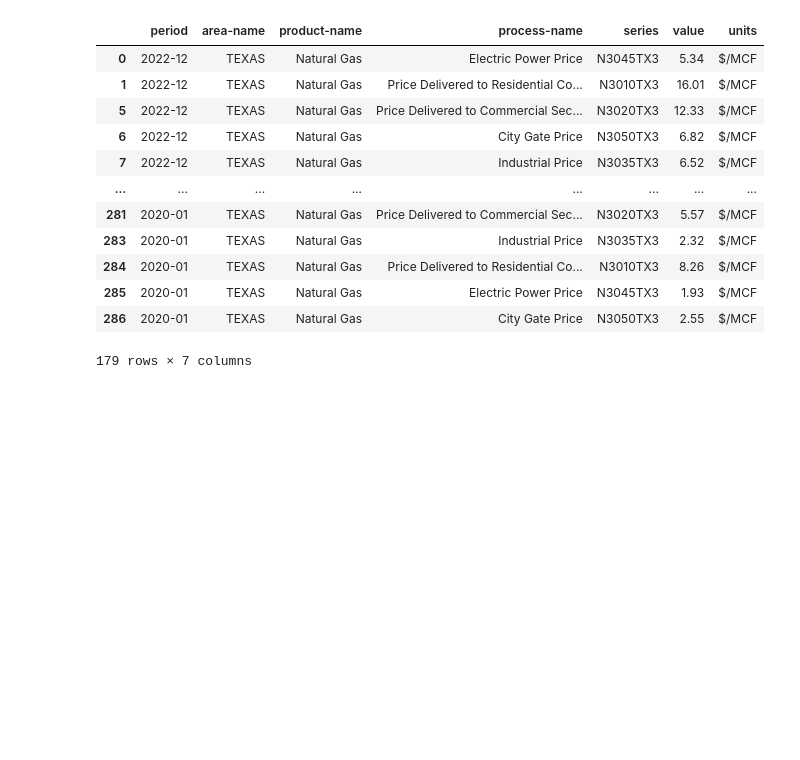
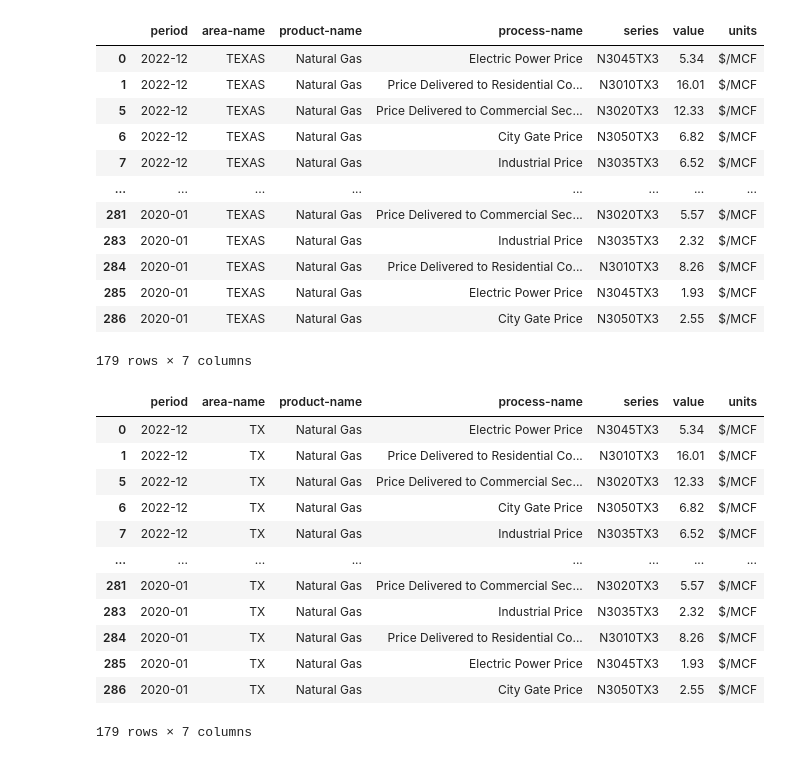
Before and after one commit to robert-z-lehr/Visualizing-The-Great-Freeze-Texas-Energy-Prices, a Jupyter notebook: Project-3-database.ipynb, the cells around one changed output. Cells and saved outputs as stored; diff of their text form; code cells hidden in the pictures; blank space fills up the shorter version.

```diff
--- a/Project-3-database.ipynb
+++ b/Project-3-database.ipynb
@@ -286,6 +326,23 @@ natural_gas_price_data_df
 | 285 | 2020-01 | TEXAS | Natural Gas | Electric Power Price | N3045TX3 | 1.93 | $/MCF |
 | 286 | 2020-01 | TEXAS | Natural Gas | City Gate Price | N3050TX3 | 2.55 | $/MCF |
 179 rows × 7 columns
+# %%
+natural_gas_price_data_df.loc[natural_gas_price_data_df["area-name"] == "TEXAS", "area-name"] = "TX"
+natural_gas_price_data_df
+# %% [output]
+|  | period | area-name | product-name | process-name | series | value | units |
+| 0 | 2022-12 | TX | Natural Gas | Electric Power Price | N3045TX3 | 5.34 | $/MCF |
+| 1 | 2022-12 | TX | Natural Gas | Price Delivered to Residential Co... | N3010TX3 | 16.01 | $/MCF |
+| 5 | 2022-12 | TX | Natural Gas | Price Delivered to Commercial Sec... | N3020TX3 | 12.33 | $/MCF |
+| 6 | 2022-12 | TX | Natural Gas | City Gate Price | N3050TX3 | 6.82 | $/MCF |
+| 7 | 2022-12 | TX | Natural Gas | Industrial Price | N3035TX3 | 6.52 | $/MCF |
+| ... | ... | ... | ... | ... | ... | ... | ... |
+| 281 | 2020-01 | TX | Natural Gas | Price Delivered to Commercial Sec... | N3020TX3 | 5.57 | $/MCF |
+| 283 | 2020-01 | TX | Natural Gas | Industrial Price | N3035TX3 | 2.32 | $/MCF |
+| 284 | 2020-01 | TX | Natural Gas | Price Delivered to Residential Co... | N3010TX3 | 8.26 | $/MCF |
+| 285 | 2020-01 | TX | Natural Gas | Electric Power Price | N3045TX3 | 1.93 | $/MCF |
+| 286 | 2020-01 | TX | Natural Gas | City Gate Price | N3050TX3 | 2.55 | $/MCF |
+179 rows × 7 columns
 # %%
 # Export all Dataframes to CSV for importing into SQL
 series_df.to_csv("Output/Series_DF.csv")
```
Also changed, not shown: parts of 7 cells of this notebook, 8 other files.
